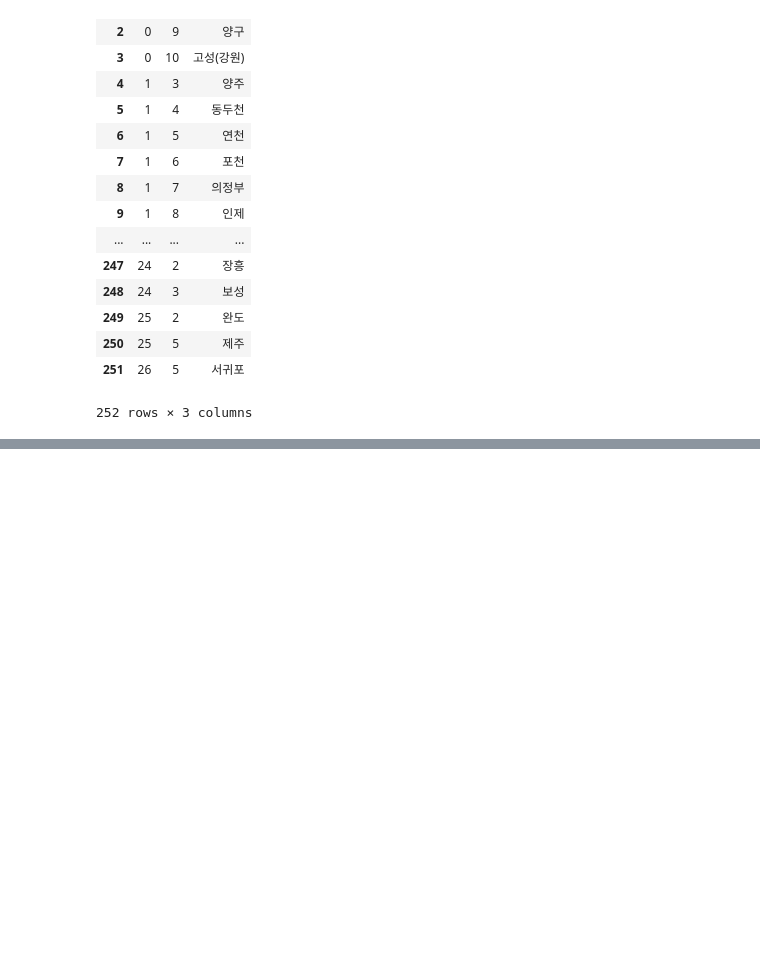
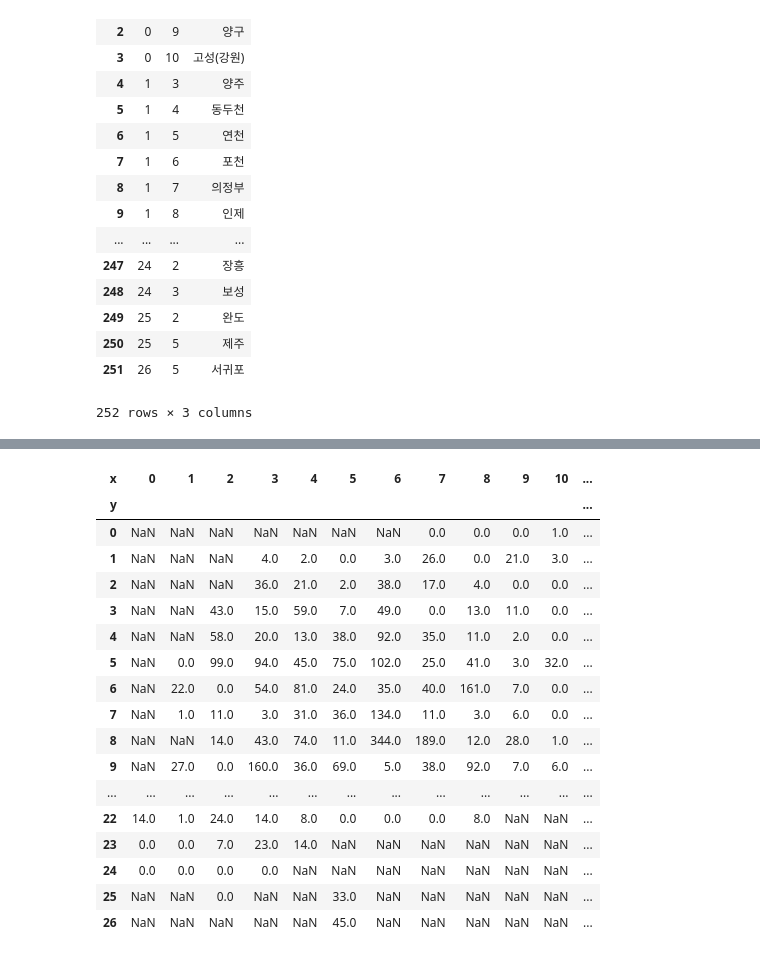
Before and after one commit to JadenChoi94/Python_DataScience, a Jupyter notebook: Coffee_index/커피지수.ipynb, the cells around one changed output, grey strips where cells are left out. Saved outputs shown, nothing was run; the diff lists cells and outputs as text; code cells hidden in the pictures; blank space fills up the shorter version.

```diff
--- a/Coffee_index/커피지수.ipynb
+++ b/Coffee_index/커피지수.ipynb
@@ -55,0 +55,3 @@ pd.merge(bean, star, on="시도", how="outer")
+# %%
+Coffee['총매장수'] = Coffee['bean'] + Coffee['paik'] + Coffee['star']
+Coffee.head()
@@ -55,0 +67,5 @@ pd.merge(bean, star, on="시도", how="outer")
+# %%
+Coffee_Index = Coffee.copy()
+# %%
+draw_korea_raw = pd.read_excel('../data/05. draw_korea_raw.xlsx', encoding="EUC-KR")
+draw_korea_raw
@@ -129 +170,24 @@ draw_korea_raw
+# %%
+mapdata = Coffee_Index.pivot_table(index='y', columns='x', values='총매장수')
+masked_mapdata = np.ma.masked_where(np.isnan(mapdata), mapdata)
+mapdata
+# %% [output]
+| x | 0 | 1 | 2 | 3 | 4 | 5 | 6 | 7 | 8 | 9 | 10 | ... |
+| y |  |  |  |  |  |  |  |  |  |  |  | ... |
+| 0 | NaN | NaN | NaN | NaN | NaN | NaN | NaN | 0.0 | 0.0 | 0.0 | 1.0 | ... |
+| 1 | NaN | NaN | NaN | 4.0 | 2.0 | 0.0 | 3.0 | 26.0 | 0.0 | 21.0 | 3.0 | ... |
+| 2 | NaN | NaN | NaN | 36.0 | 21.0 | 2.0 | 38.0 | 17.0 | 4.0 | 0.0 | 0.0 | ... |
+| 3 | NaN | NaN | 43.0 | 15.0 | 59.0 | 7.0 | 49.0 | 0.0 | 13.0 | 11.0 | 0.0 | ... |
+| 4 | NaN | NaN | 58.0 | 20.0 | 13.0 | 38.0 | 92.0 | 35.0 | 11.0 | 2.0 | 0.0 | ... |
+| 5 | NaN | 0.0 | 99.0 | 94.0 | 45.0 | 75.0 | 102.0 | 25.0 | 41.0 | 3.0 | 32.0 | ... |
+| 6 | NaN | 22.0 | 0.0 | 54.0 | 81.0 | 24.0 | 35.0 | 40.0 | 161.0 | 7.0 | 0.0 | ... |
+| 7 | NaN | 1.0 | 11.0 | 3.0 | 31.0 | 36.0 | 134.0 | 11.0 | 3.0 | 6.0 | 0.0 | ... |
+| 8 | NaN | NaN | 14.0 | 43.0 | 74.0 | 11.0 | 344.0 | 189.0 | 12.0 | 28.0 | 1.0 | ... |
+| 9 | NaN | 27.0 | 0.0 | 160.0 | 36.0 | 69.0 | 5.0 | 38.0 | 92.0 | 7.0 | 6.0 | ... |
+| ... | ... | ... | ... | ... | ... | ... | ... | ... | ... | ... | ... | ... |
+| 22 | 14.0 | 1.0 | 24.0 | 14.0 | 8.0 | 0.0 | 0.0 | 0.0 | 8.0 | NaN | NaN | ... |
+| 23 | 0.0 | 0.0 | 7.0 | 23.0 | 14.0 | NaN | NaN | NaN | NaN | NaN | NaN | ... |
+| 24 | 0.0 | 0.0 | 0.0 | 0.0 | NaN | NaN | NaN | NaN | NaN | NaN | NaN | ... |
+| 25 | NaN | NaN | 0.0 | NaN | NaN | 33.0 | NaN | NaN | NaN | NaN | NaN | ... |
+| 26 | NaN | NaN | NaN | NaN | NaN | 45.0 | NaN | NaN | NaN | NaN | NaN | ... |
 # %%
```
Also changed, not shown: parts of 19 cells of this notebook, 8 other files.
